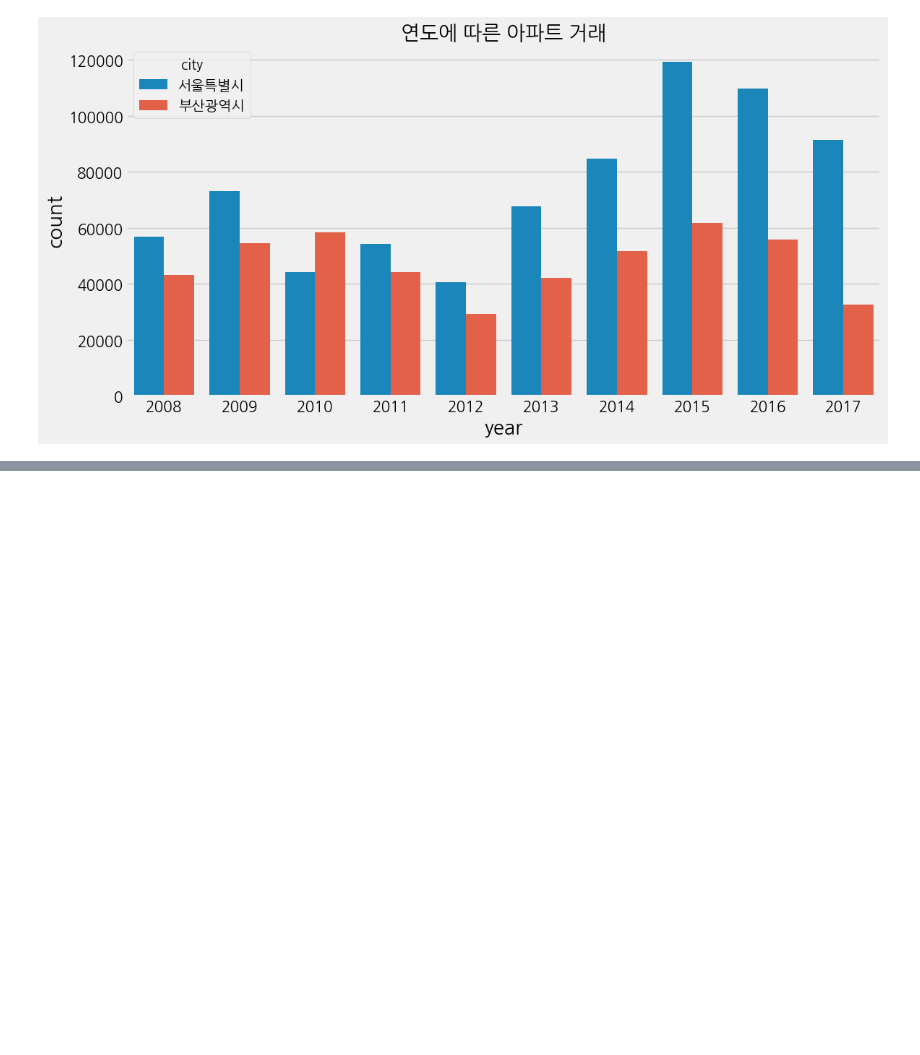
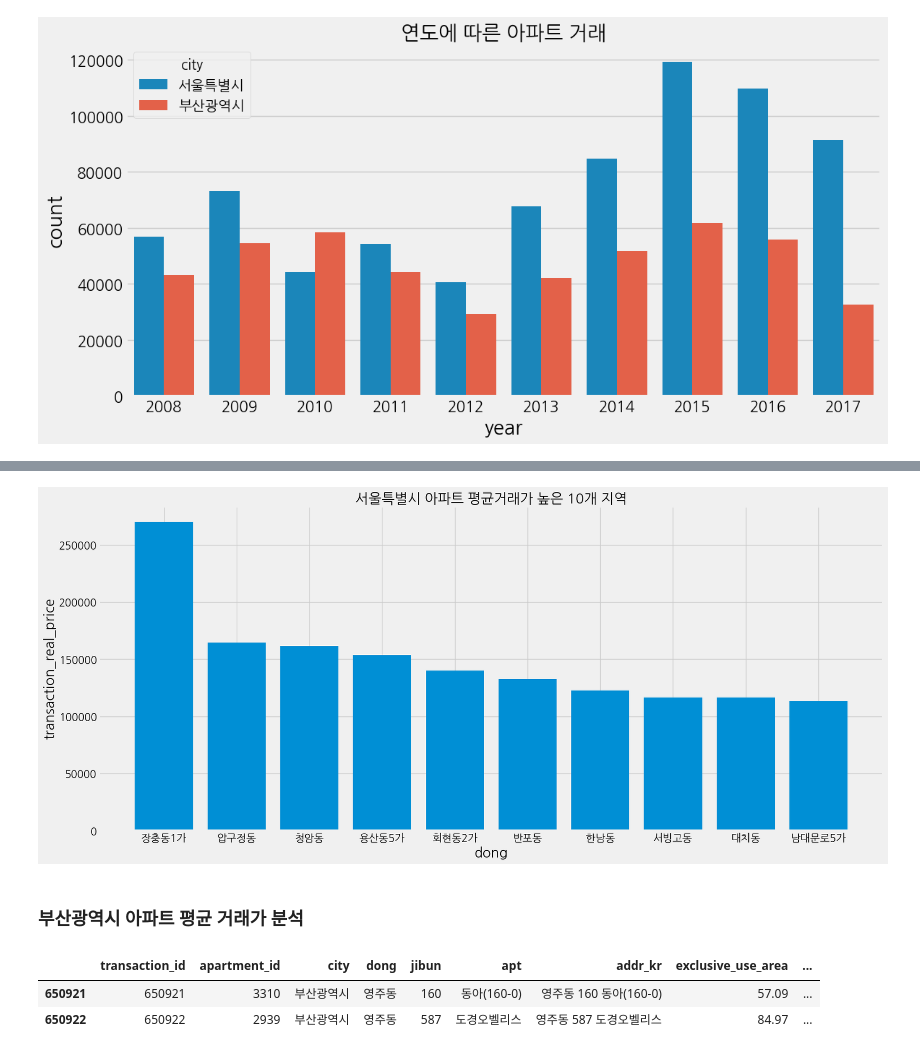
Before and after one commit to peperjet/bc-ml, a Jupyter notebook: real-estate-ml/apt2_260328.ipynb, the cells around one changed output, grey strips where cells are left out. Saved outputs shown, nothing was run; the diff lists cells and outputs as text; code cells hidden in the pictures; blank space fills up the shorter version.

```diff
--- a/real-estate-ml/apt2_260328.ipynb
+++ b/real-estate-ml/apt2_260328.ipynb
@@ -483,3 +489,7 @@ plt.ylabel('count', size=20)
 plt.show()
 # %% [output]
 [figure]
+# %%
+# 서울특별시 데이터 모아서 출력
+seoul_data =train.loc[train['city']=='서울특별시',:]
+seoul_data.head(2)
@@ -485,0 +500,6 @@ plt.show()
+# %%
+# 서울특별시 지역별로 아파트 평균 거래가 pivot table을 만들어보기
+price_seoul_dong = seoul_data.groupby(['dong'])[['transaction_real_price']].mean()
+price_seul_dong_top_10 = price_seoul_dong.sort_values(['transaction_real_price'],ascending = False)[:10]
+
+price_seul_dong_top_10
@@ -485,0 +519,27 @@ plt.show()
+# %%
+# 세로 barplot
+
+# matplotlib의 bar를 이용해 서울특별히 아파트 평균거래가 높은 10개 지역
+plt.figure(figsize = (18,8))
+plt.bar(price_seul_dong_top_10.index, price_seul_dong_top_10['transaction_real_price'])
+plt.title('서울특별시 아파트 평균거래가 높은 10개 지역', size=20)
+
+plt.xticks(size=15)
+plt.yticks(size=15)
+
+plt.xlabel('dong', size=20)
+plt.ylabel('transaction_real_price', size=20)
+
+plt.show()
+# %% [output]
+[figure, added]
+# %% [markdown]
+### 부산광역시 아파트 평균 거래가 분석
+# %%
+# 부산광역시 데이터 모아서 출력
+busan_data = train.loc[train['city']=='부산광역시',:]
+busan_data.head(2)
+# %% [output]
+|  | transaction_id | apartment_id | city | dong | jibun | apt | addr_kr | exclusive_use_area | ... |
+| 650921 | 650921 | 3310 | 부산광역시 | 영주동 | 160 | 동아(160-0) | 영주동 160 동아(160-0) | 57.09 | ... |
+| 650922 | 650922 | 2939 | 부산광역시 | 영주동 | 587 | 도경오벨리스 | 영주동 587 도경오벨리스 | 84.97 | ... |
```
Also changed, not shown: parts of 35 cells of this notebook.
